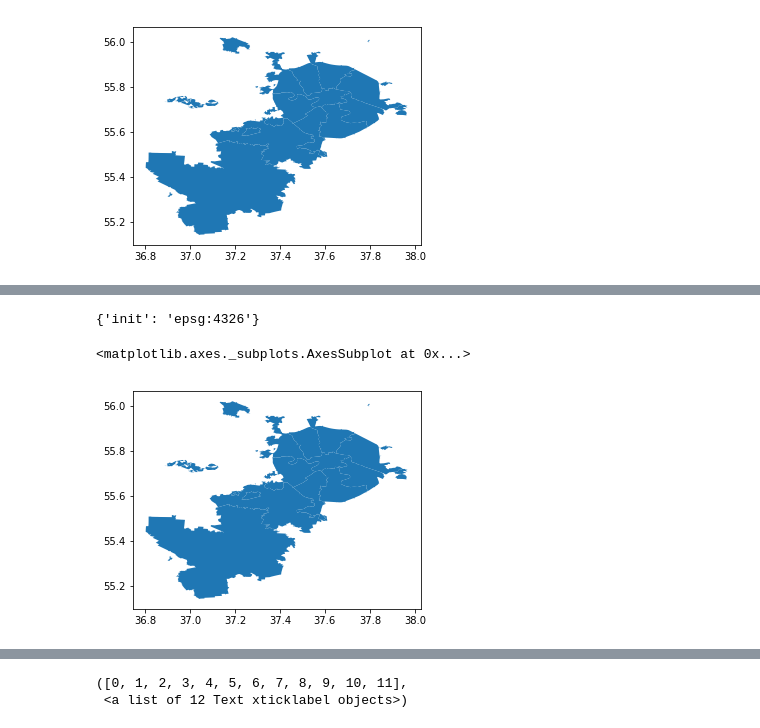
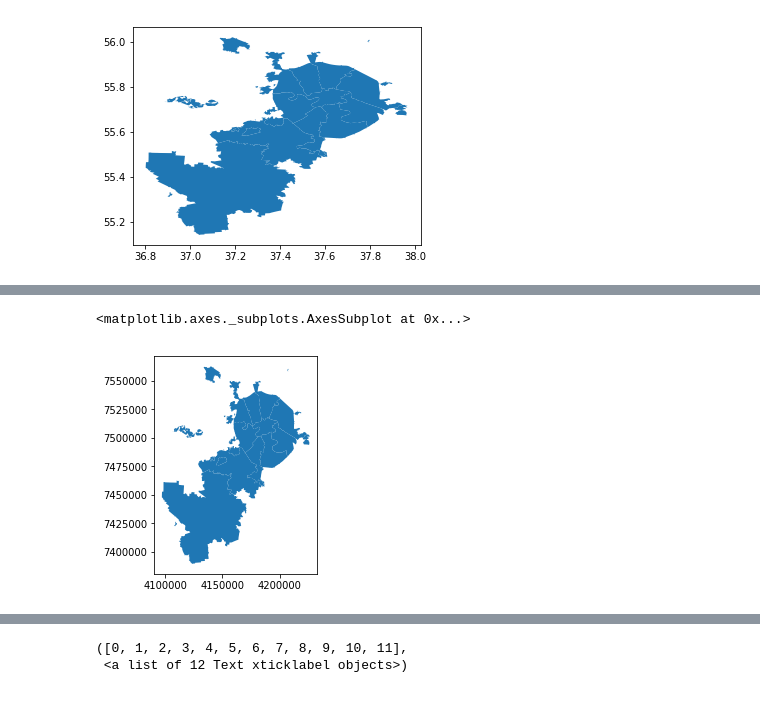
Before and after one commit to vitomed/EPAMFinalTask, a Jupyter notebook: avito/MSK_visualisation.ipynb, the cells around one changed output, grey strips where cells are left out. Saved outputs shown, nothing was run; the diff lists cells and outputs as text; code cells hidden in the pictures.

```diff
--- a/avito/MSK_visualisation.ipynb
+++ b/avito/MSK_visualisation.ipynb
@@ -17,8 +18,8 @@ import geopandas as gpd
 from shapely.geometry import Point, Polygon
 import matplotlib.pyplot as plt
 # %%
-spb_street_map = gpd.read_file('exportsh/MSK/Central Administrative Okrug_AL5.shp', encoding="utf-8")
-spb_street_map.plot()
+distr_map = gpd.read_file('exportsh/MSK/Central Administrative Okrug_AL5.shp', encoding="utf-8")
+distr_map.plot()
 # %% [output]
 <matplotlib.axes._subplots.AxesSubplot at 0x...>
 [figure]
@@ -41,10 +26,7 @@ Name: geometry, dtype: geometry
 # %%
-crs = {"init":"epsg:4326"}
-#crs = {"init": "epsg:3857"}
-spb_street_map_wm = spb_street_map.to_crs(crs)
-print(spb_street_map_wm.crs)
-spb_street_map_wm.plot()
+crs = {"init": "epsg:3857"}
+distr_map_ep = distr_map.to_crs(crs)
+distr_map_ep.plot()
 # %% [output]
-{'init': 'epsg:4326'}
+<matplotlib.axes._subplots.AxesSubplot at 0x...>
-<matplotlib.axes._subplots.AxesSubplot at 0x...>
-[figure, old version]
+[figure, new version]
```
Also changed, not shown: parts of 13 cells of this notebook, 2 other files.
